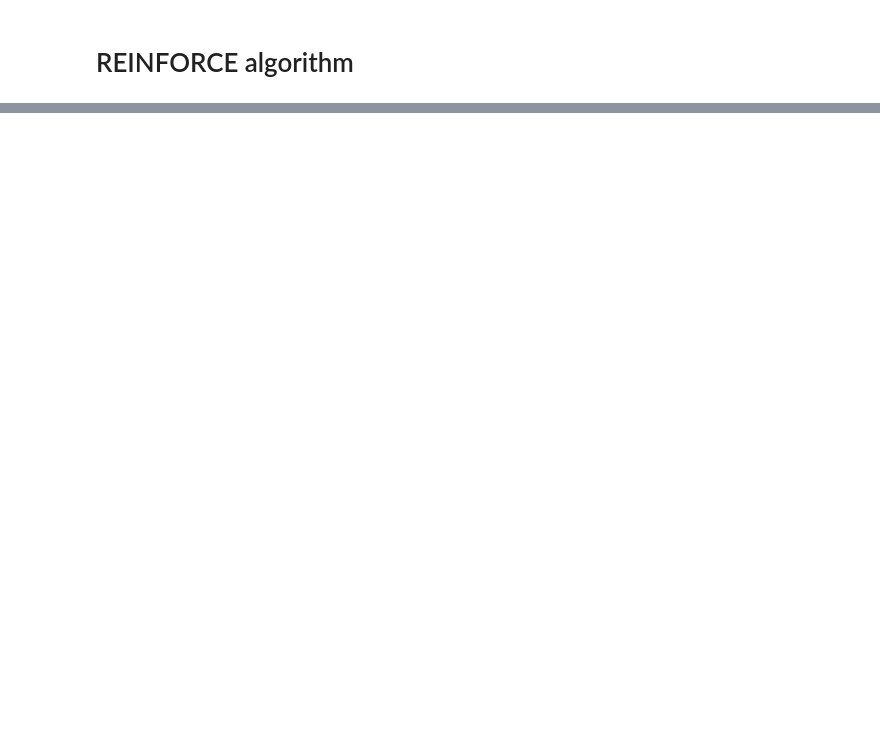
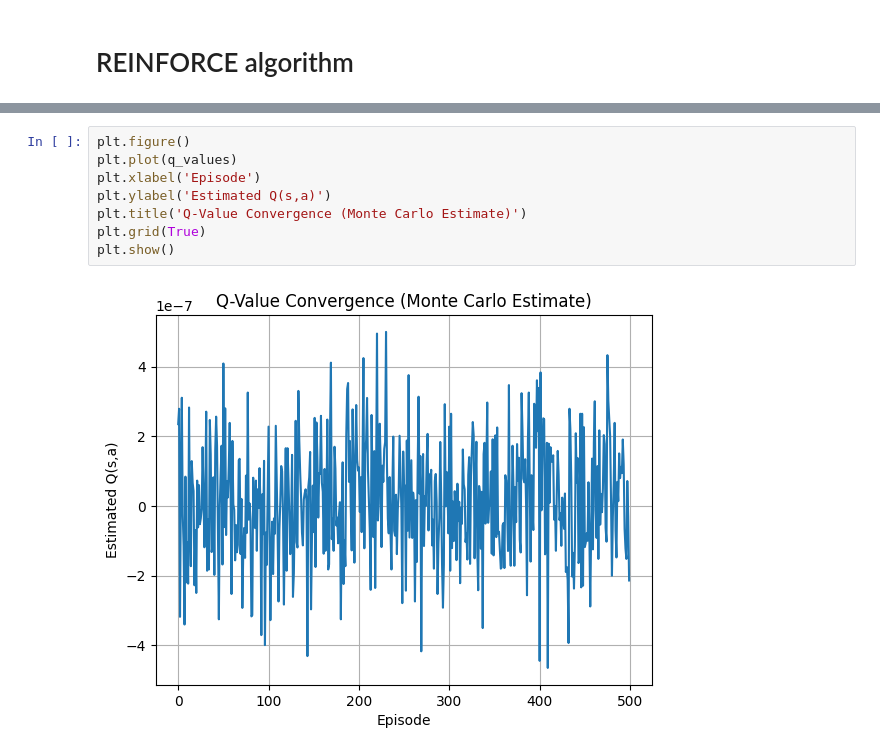
Before and after one commit to TomatoChocolate12/inventory-control-deep-reinforcement-learning, a Jupyter notebook: REINFORCE.ipynb, the cells around one changed output, grey strips where cells are left out. Drawn from its saved outputs; the diff is of its cells as text; blank space fills up the shorter version.

```diff
--- a/REINFORCE.ipynb
+++ b/REINFORCE.ipynb
@@ -126,0 +176,10 @@ Episode 500/500, total reward: -1172.00
+# %%
+plt.figure()
+plt.plot(q_values)
+plt.xlabel('Episode')
+plt.ylabel('Estimated Q(s,a)')
+plt.title('Q-Value Convergence (Monte Carlo Estimate)')
+plt.grid(True)
+plt.show()
+# %% [output]
+[figure, added]
```
Also changed, not shown: parts of 8 cells of this notebook.
